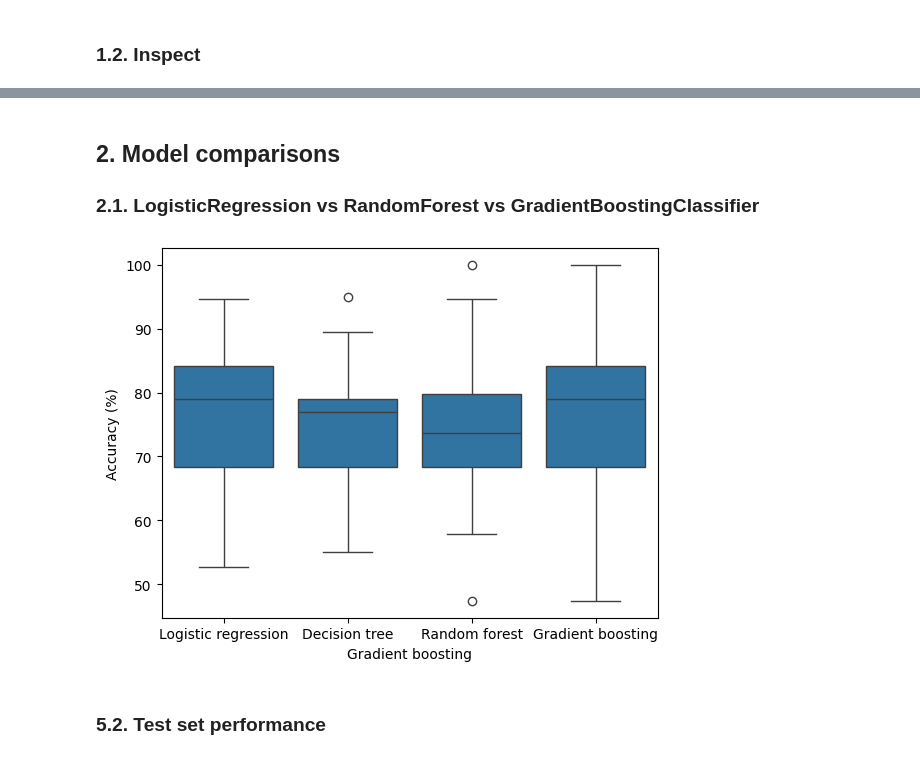
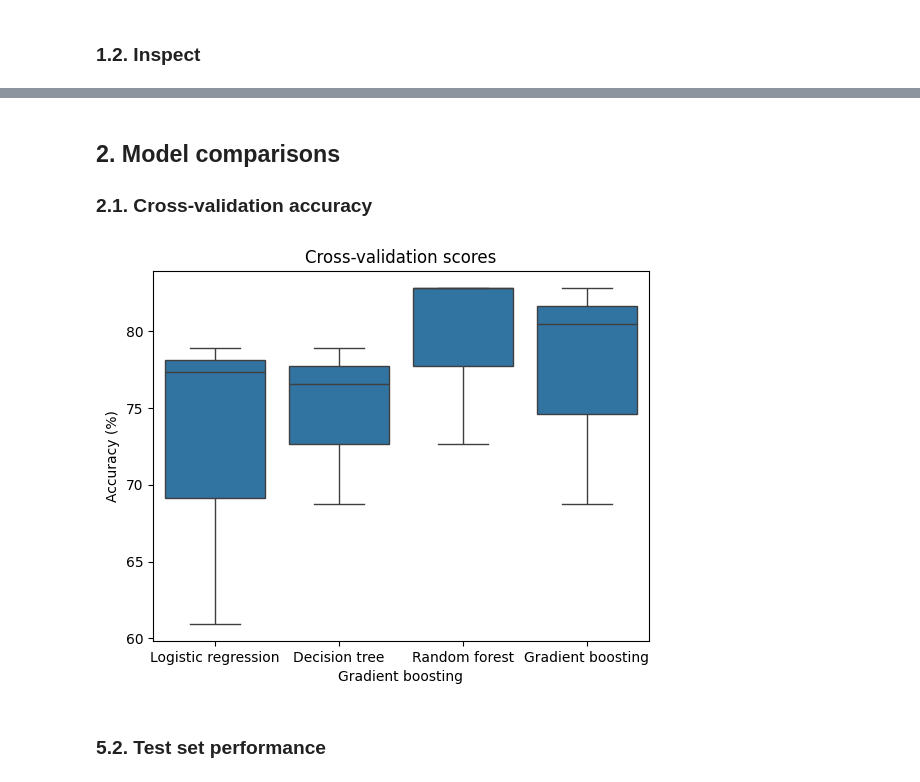
Before and after one commit to 4GeeksAcademy/gperdrizet-decision-trees, a Jupyter notebook: notebooks/04-decision_threshold_tuning.ipynb, the cells around one changed output, grey strips where cells are left out. Saved outputs shown, nothing was run; the diff lists cells and outputs as text; code cells hidden in the pictures.

```diff
--- a/notebooks/04-decision_threshold_tuning.ipynb
+++ b/notebooks/04-decision_threshold_tuning.ipynb
@@ -41,44 +50,49 @@ training_df.head()
 # %% [markdown]
 ## 2. Model comparisons
 
-### 2.1. LogisticRegression vs RandomForest vs GradientBoostingClassifier
+### 2.1. Cross-validation accuracy
 # %%
-models={}
+models = {}
 
-models['Logistic regression']=LogisticRegression().fit(training_df.drop('Outcome', axis=1), training_df['Outcome'])
+models['Logistic regression'] = LogisticRegression(
+    max_iter=5000,                     # Increase iterations to ensure convergence
+    class_weight=config.CLASS_WEIGHT,  # Handle class imbalance
+    random_state=config.RANDOM_SEED    # Ensure reproducible results
+).fit(training_df.drop('Outcome', axis=1), training_df['Outcome'])
 
 with open(config.DECISION_TREE_MODEL, 'rb') as input_file:
-    models['Decision tree']=pickle.load(input_file)
+    models['Decision tree'] = pickle.load(input_file)
 
 with open(config.RANDOM_FOREST_MODEL, 'rb') as input_file:
-    models['Random forest']=pickle.load(input_file)
+    models['Random forest'] = pickle.load(input_file)
 
 with open(config.GRADIENT_BOOSTING_MODEL, 'rb') as input_file:
-    models['Gradient boosting']=pickle.load(input_file)
+    models['Gradient boosting'] = pickle.load(input_file)
 
-cross_val_scores={
+cross_val_scores = {
     'Model': [],
     'Score': []
 }
 
 for model_name, model in models.items():
 
-    scores=cross_val_score(
+    scores = cross_val_score(
         model,
         training_df.drop('Outcome', axis=1),
         training_df['Outcome'],
-        cv=30,
+        cv=config.CROSS_VAL_FOLDS,
         n_jobs=-1
     )
 
     cross_val_scores['Model'].extend([model_name]*len(scores))
     cross_val_scores['Score'].extend(np.array(scores)*100)
 
+plt.title(f'Cross-validation scores')
 sns.boxplot(pd.DataFrame.from_dict(cross_val_scores), x='Model', y='Score')
 plt.xlabel(model_name)
 plt.ylabel('Accuracy (%)')
 plt.show()
 # %% [output]
-[figure, old version]
+[figure, new version]
 # %% [markdown]
 ### 5.2. Test set performance
```
Also changed, not shown: parts of 15 cells of this notebook, 7 other files.
